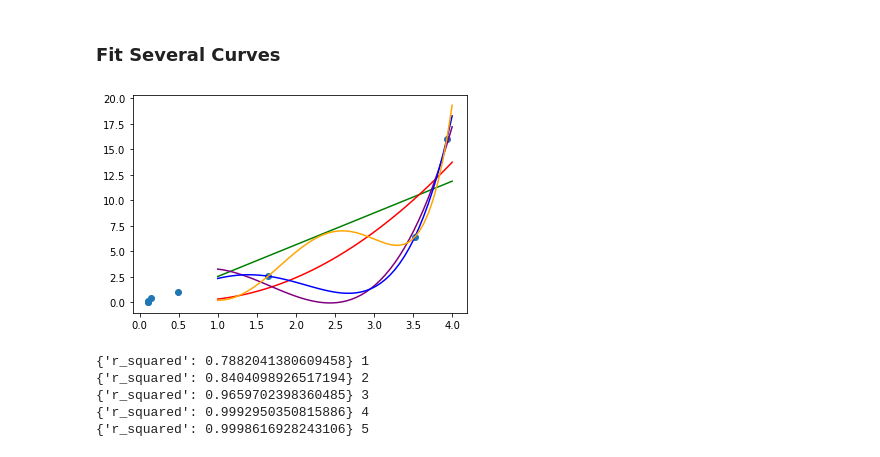
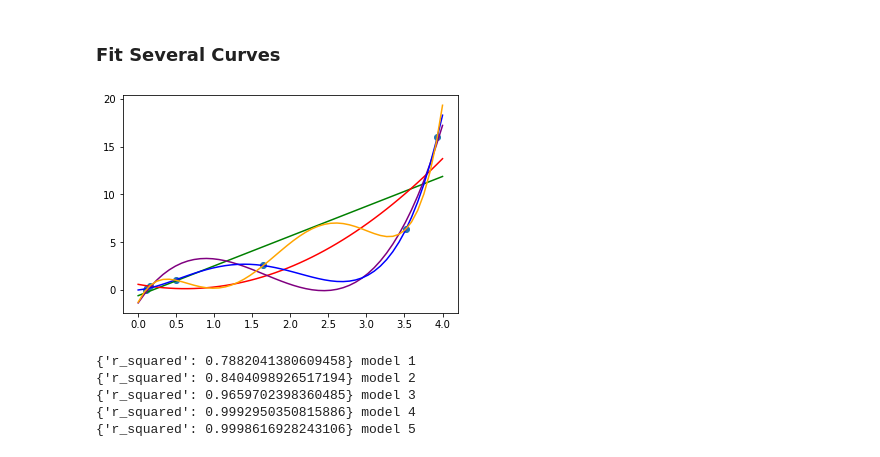
Before and after one commit to jamesleocodes/elisa_bdnf_cortisol, a Jupyter notebook: codes/elisa.ipynb, the cells around one changed output. Saved outputs shown, nothing was run; the diff lists cells and outputs as text; code cells hidden in the pictures.

```diff
--- a/codes/elisa.ipynb
+++ b/codes/elisa.ipynb
@@ -50,28 +50,28 @@ data.plot.scatter(x='DUP_IN',y='STD_CONC')
 # %%
 # convert data type to fit with poly1d
 x = data['DUP_IN'].astype(str).astype(float)
 y = data['STD_CONC'].astype(str).astype(float)
 
 # fit polynomial models up to degree 5
 model1 = np.poly1d(np.polyfit(x,y,1))
 model2 = np.poly1d(np.polyfit(x,y,2))
 model3 = np.poly1d(np.polyfit(x,y,3))
 model4 = np.poly1d(np.polyfit(x,y,4))
 model5 = np.poly1d(np.polyfit(x,y,5))
 
 #create scaterplot
-polyline = np.linspace(1, 4, 50)
+polyline = np.linspace(0, 4, 50)
 plt.scatter(x,y)
 
 #add fitted polynomial lines to scatterplot
 plt.plot(polyline,model1(polyline),color='green')
 plt.plot(polyline, model2(polyline),color='red')
 plt.plot(polyline, model3(polyline),color='purple')
 plt.plot(polyline, model4(polyline),color='blue')
 plt.plot(polyline, model5(polyline),color='orange')
 plt.show()
 # %% [output]
-[figure, old version]
+[figure, new version]
 # %%
 # define function to calculate adjusted r-squared
 
@@ -89,10 +89,10 @@ def adjr(x,y, degree):
 # %%
 # calcuate the r-squared for each model
 for i in range(1,6):
-    print(adjr(x,y,i),i)
+    print(adjr(x,y,i),"model",str(i))
 # %% [output]
-{'r_squared': 0.7882041380609458} 1
-{'r_squared': 0.8404098926517194} 2
-{'r_squared': 0.9659702398360485} 3
-{'r_squared': 0.9992950350815886} 4
-{'r_squared': 0.9998616928243106} 5
+{'r_squared': 0.7882041380609458} model 1
+{'r_squared': 0.8404098926517194} model 2
+{'r_squared': 0.9659702398360485} model 3
+{'r_squared': 0.9992950350815886} model 4
+{'r_squared': 0.9998616928243106} model 5
```
Also changed, not shown: parts of 3 cells of this notebook.
